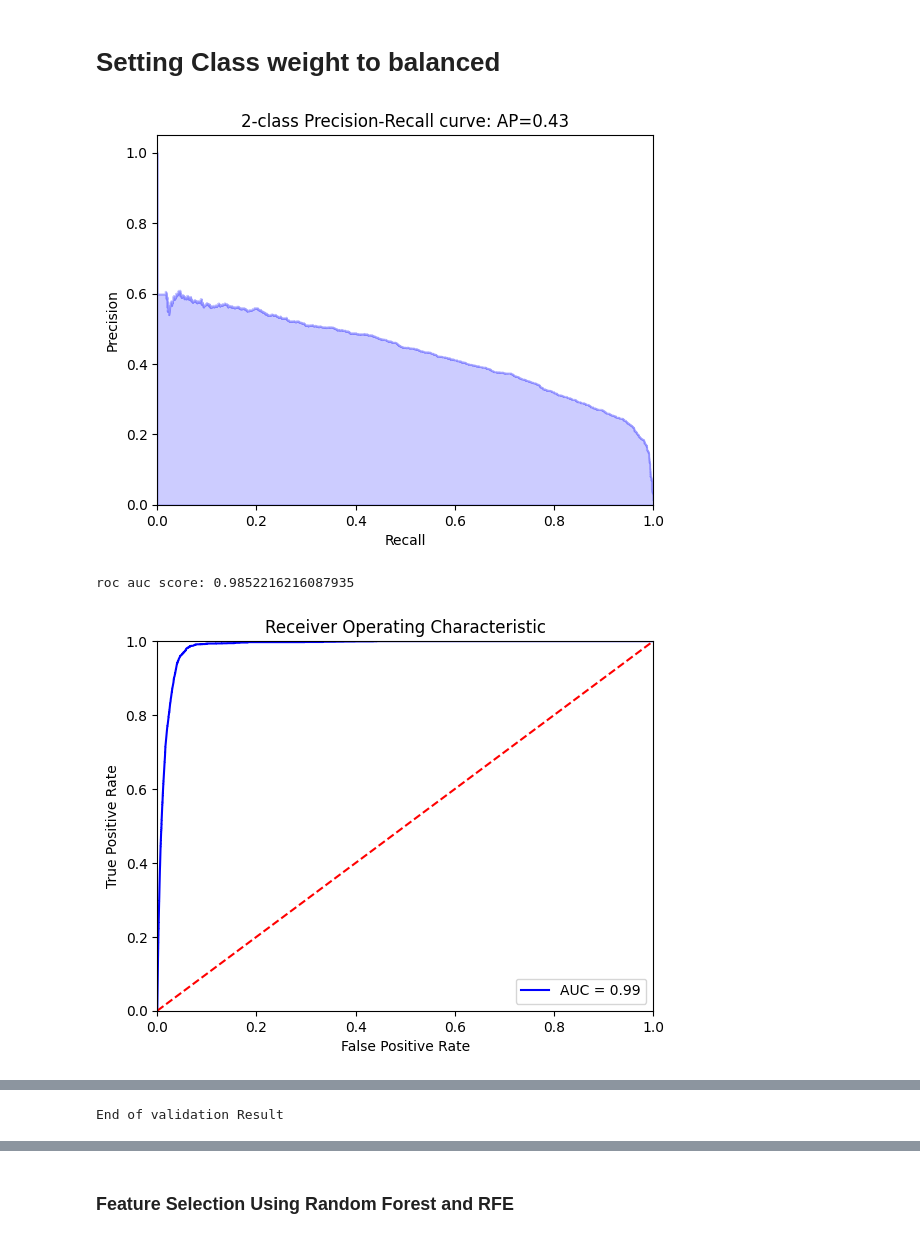
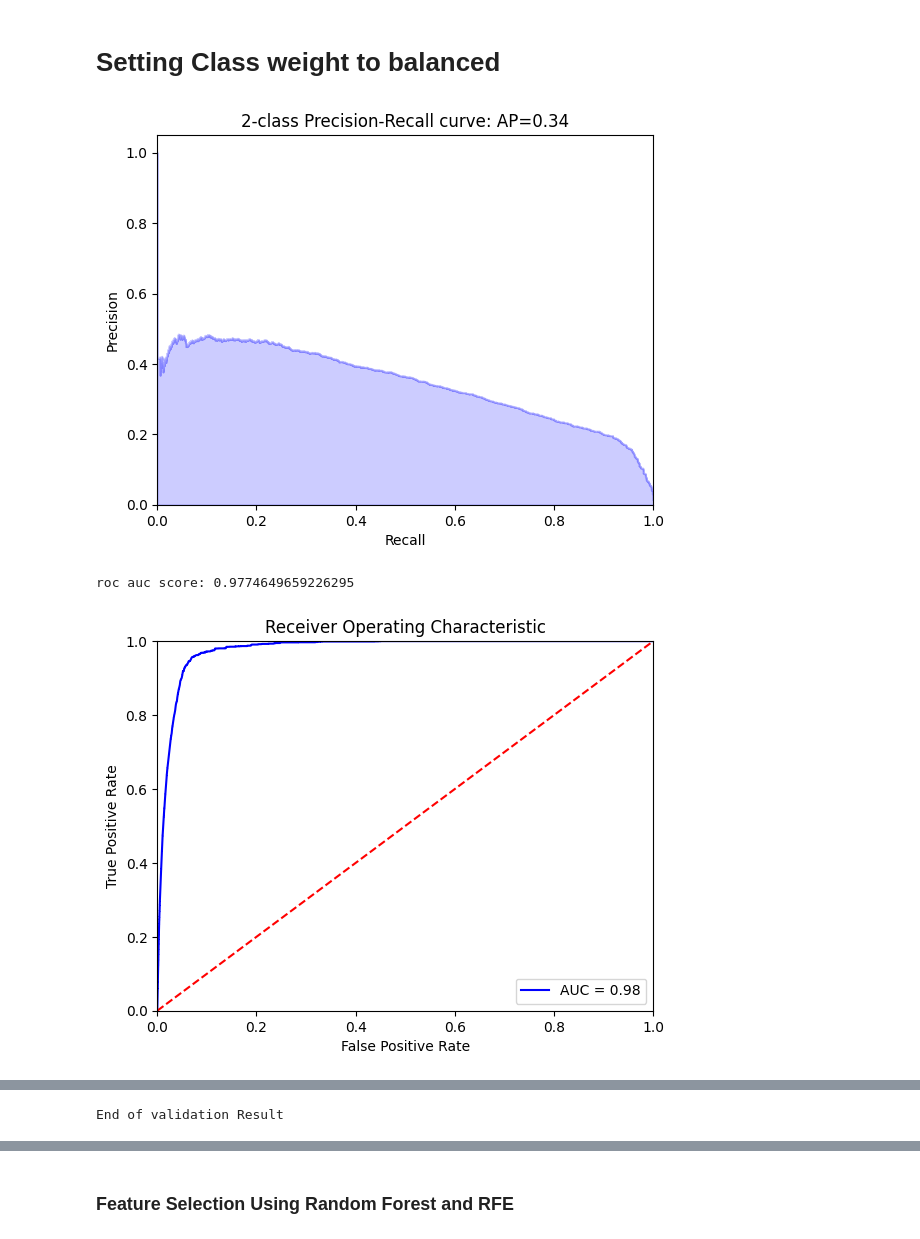
Before and after one commit to McGill-MMA-EnterpriseAnalytics/Revenue-Radar, a Jupyter notebook: Data Scientist-Conversion/Conversion_Prediction.ipynb, the cells around one changed output, grey strips where cells are left out. Saved outputs shown, nothing was run; the diff lists cells and outputs as text; code cells hidden in the pictures.

```diff
--- a/Data Scientist-Conversion/Conversion_Prediction.ipynb
+++ b/Data Scientist-Conversion/Conversion_Prediction.ipynb
@@ -135,7 +135,7 @@ correlation
 | 26 | at_least_one_conversion | TotalPageviews | 0.404678 |
 | 27 | TotalPageviews | at_least_one_conversion | 0.404678 |
 # %%
-df.drop(['TotalVisits','LastSessionPageviews'],axis=1,inplace=True)
+df.drop(['TotalVisits','LastSessionPageviews','TotalPageviews'],axis=1,inplace=True)
 # %%
 cat_cols = df.select_dtypes(include='object').columns
 
@@ -227,7 +227,7 @@ def clf_score(clf, X_train, y_train, X_val, y_val, train=True):
 # %% [markdown]
 ### Baseline Model
 # %%
-logreg=LogisticRegression(max_iter=10000,random_state=42)
+logreg=LogisticRegression(max_iter=2000,random_state=42)
 logreg.fit(X_train, y_train)
 clf_score(logreg, X_train, y_train, X_test, y_test, train=False)
 # %% [output]
@@ -253,13 +253,13 @@ End of validation Result
 # %% [markdown]
 # Setting Class weight to balanced
 # %%
-logreg2=LogisticRegression(max_iter=10000, class_weight='balanced',random_state=42)
+logreg2=LogisticRegression(max_iter=2000, class_weight='balanced',random_state=42)
 logreg2.fit(X_train, y_train)
 clf_score(logreg2, X_train, y_train, X_test, y_test, train=False)
 # %% [output]
-[figure, old version]
+[figure, new version]
-roc auc score: 0.9852216216087935
+roc auc score: 0.9774649659226295
-[figure, old version]
+[figure, new version]
 Classification Report:
                precision    recall  f1-score   support
 
```
Also changed, not shown: parts of 23 cells of this notebook.
